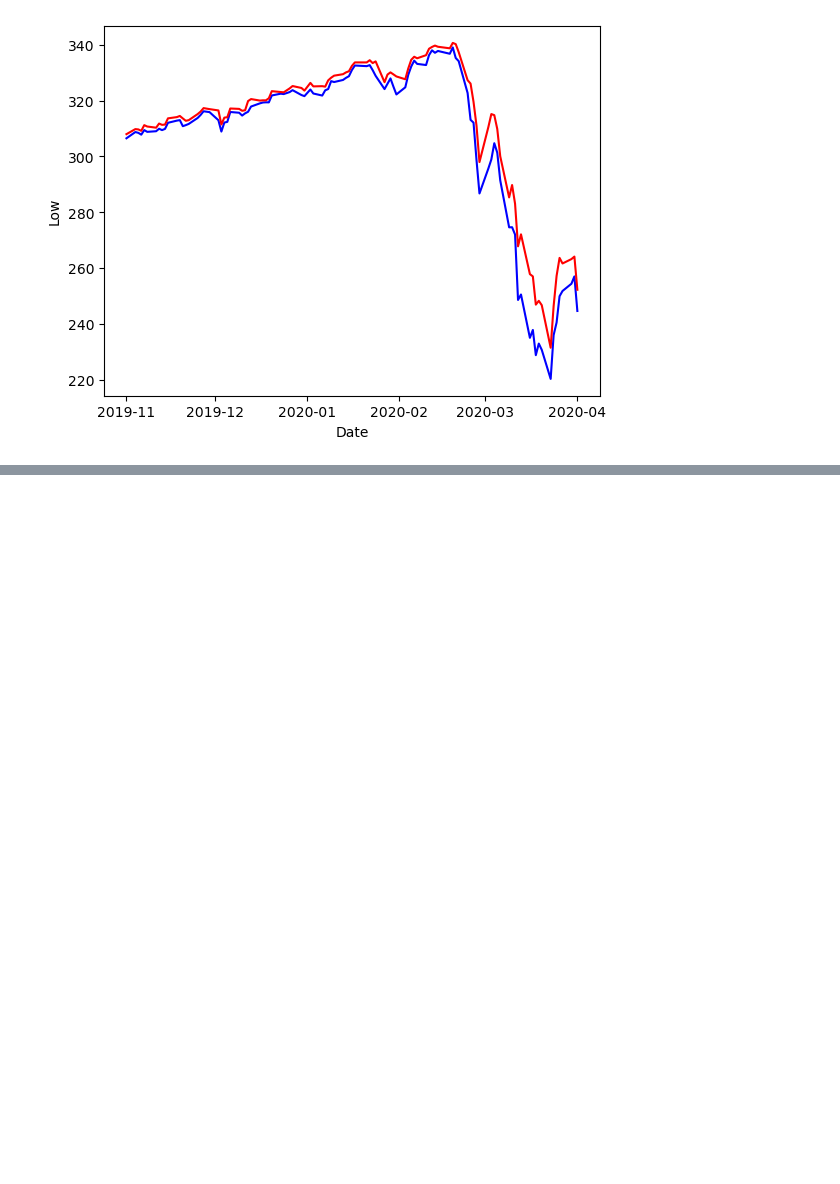
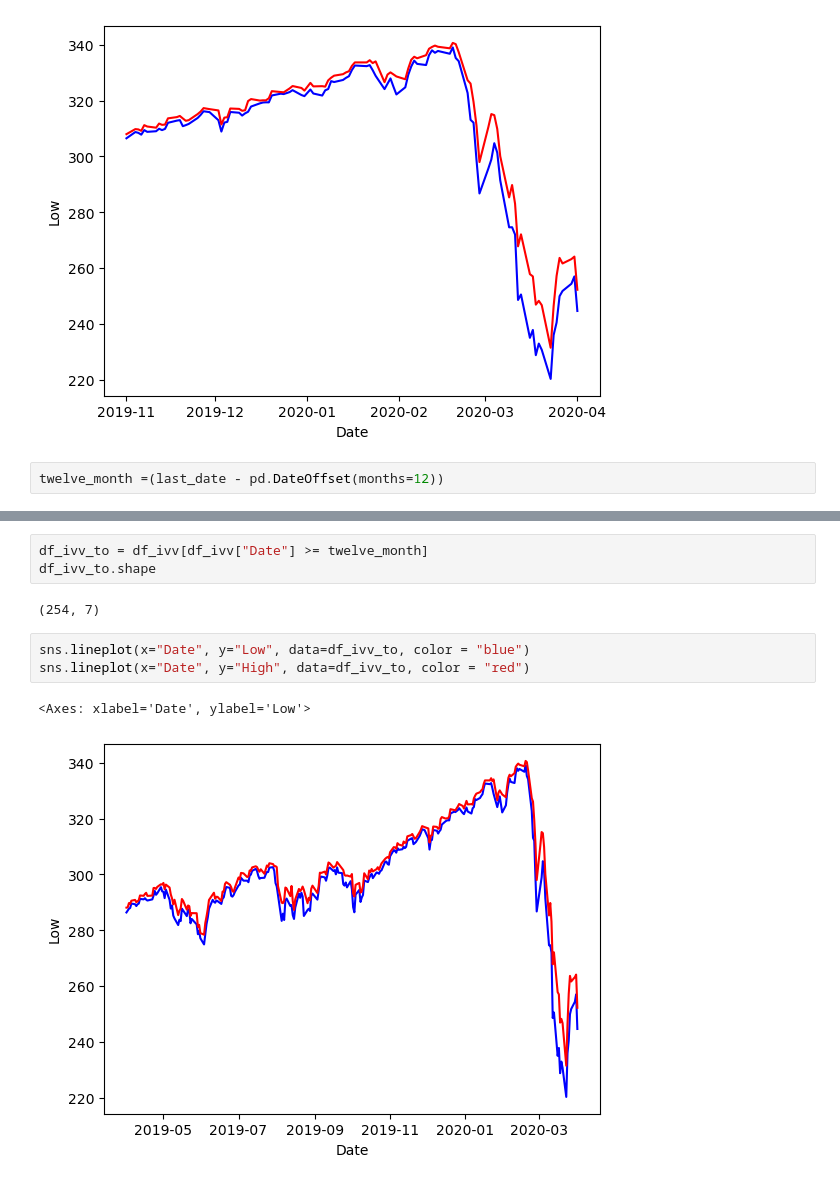
Before and after one commit to Arch2data/SMDashboard, a Jupyter notebook: notebook/StockMarketPeriodicQuery.ipynb, the cells around one changed output, grey strips where cells are left out. Cells and saved outputs as stored; diff of their text form; blank space fills up the shorter version.

Commit message:
Plot graph for twelve months

```diff
--- a/notebook/StockMarketPeriodicQuery.ipynb
+++ b/notebook/StockMarketPeriodicQuery.ipynb
@@ -131,3 +131,5 @@ sns.lineplot(x="Date", y="High", data=df_ivv_to, color = "red")
 # %% [output]
 <Axes: xlabel='Date', ylabel='Low'>
 [figure]
+# %%
+twelve_month =(last_date - pd.DateOffset(months=12))
@@ -133,0 +140,11 @@ sns.lineplot(x="Date", y="High", data=df_ivv_to, color = "red")
+# %%
+df_ivv_to = df_ivv[df_ivv["Date"] >= twelve_month]
+df_ivv_to.shape
+# %% [output]
+(254, 7)
+# %%
+sns.lineplot(x="Date", y="Low", data=df_ivv_to, color = "blue")
+sns.lineplot(x="Date", y="High", data=df_ivv_to, color = "red")
+# %% [output]
+<Axes: xlabel='Date', ylabel='Low'>
+[figure, added]
```
Also changed, not shown: parts of 1 cell of this notebook.
